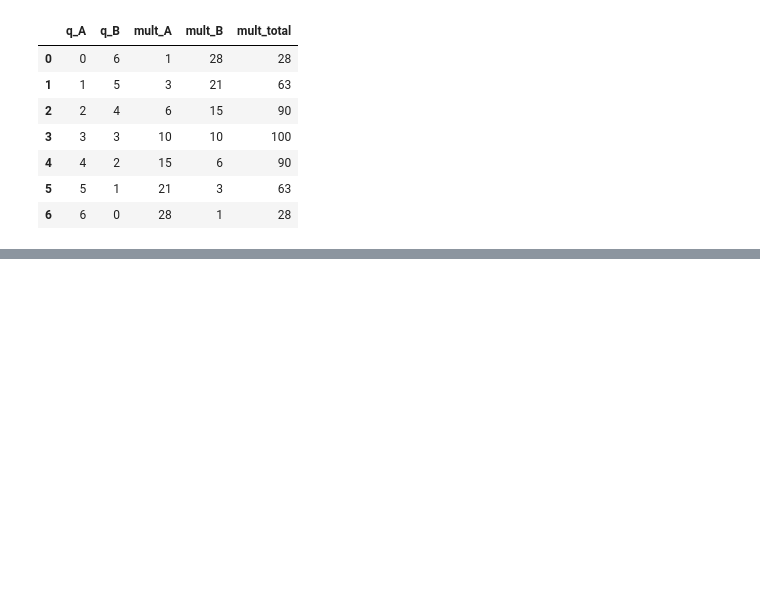
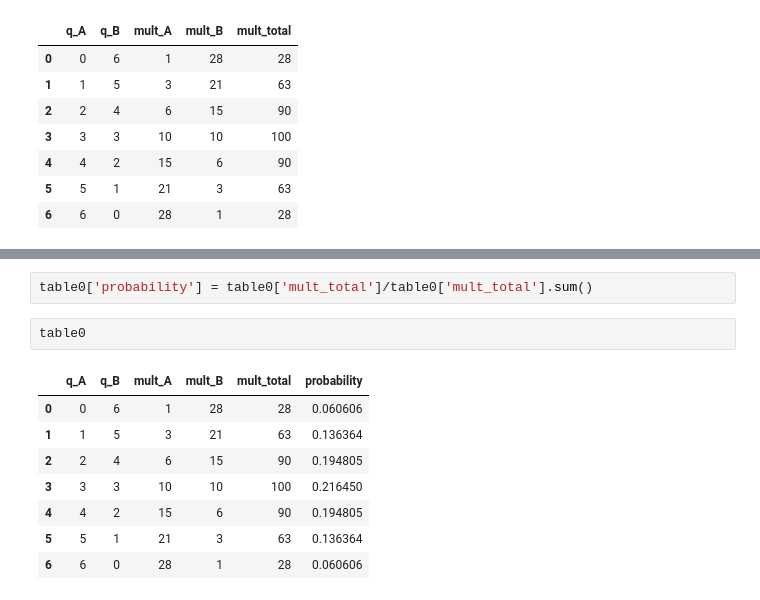
Before and after one commit to ehremington/420-2024-fall, a Jupyter notebook: multiplicityInClass.ipynb, the cells around one changed output, grey strips where cells are left out. Saved outputs shown, nothing was run; the diff lists cells and outputs as text; blank space fills up the shorter version.

```diff
--- a/multiplicityInClass.ipynb
+++ b/multiplicityInClass.ipynb
@@ -43,0 +70,13 @@ table0
+# %%
+table0['probability'] = table0['mult_total']/table0['mult_total'].sum()
+# %%
+table0
+# %% [output]
+|  | q_A | q_B | mult_A | mult_B | mult_total | probability |
+| 0 | 0 | 6 | 1 | 28 | 28 | 0.060606 |
+| 1 | 1 | 5 | 3 | 21 | 63 | 0.136364 |
+| 2 | 2 | 4 | 6 | 15 | 90 | 0.194805 |
+| 3 | 3 | 3 | 10 | 10 | 100 | 0.216450 |
+| 4 | 4 | 2 | 15 | 6 | 90 | 0.194805 |
+| 5 | 5 | 1 | 21 | 3 | 63 | 0.136364 |
+| 6 | 6 | 0 | 28 | 1 | 28 | 0.060606 |
```
Also changed, not shown: parts of 8 cells of this notebook, 3 other files.
